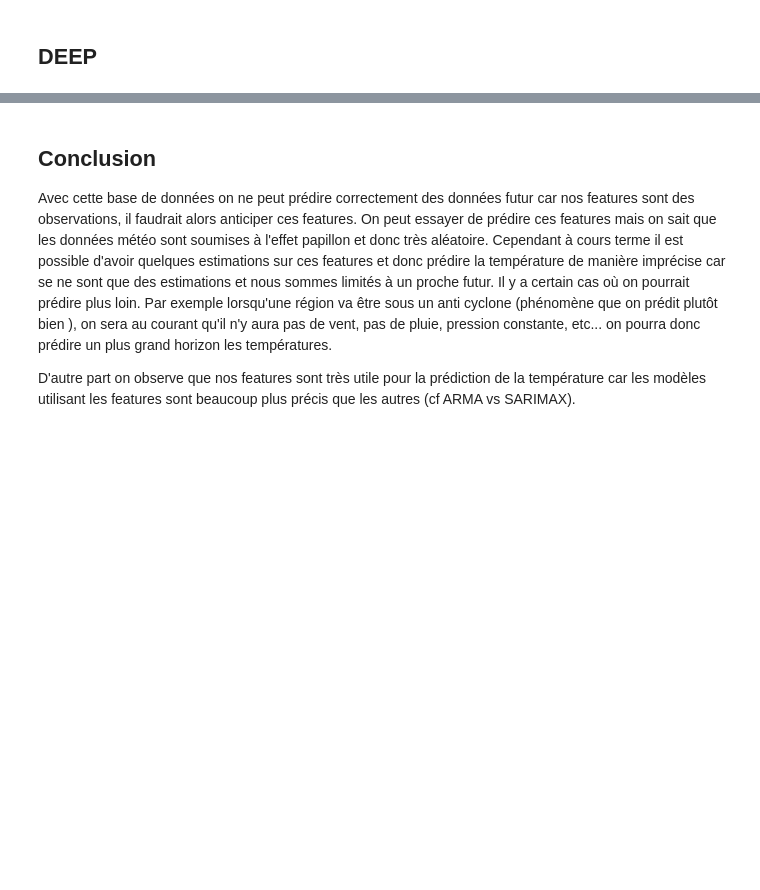
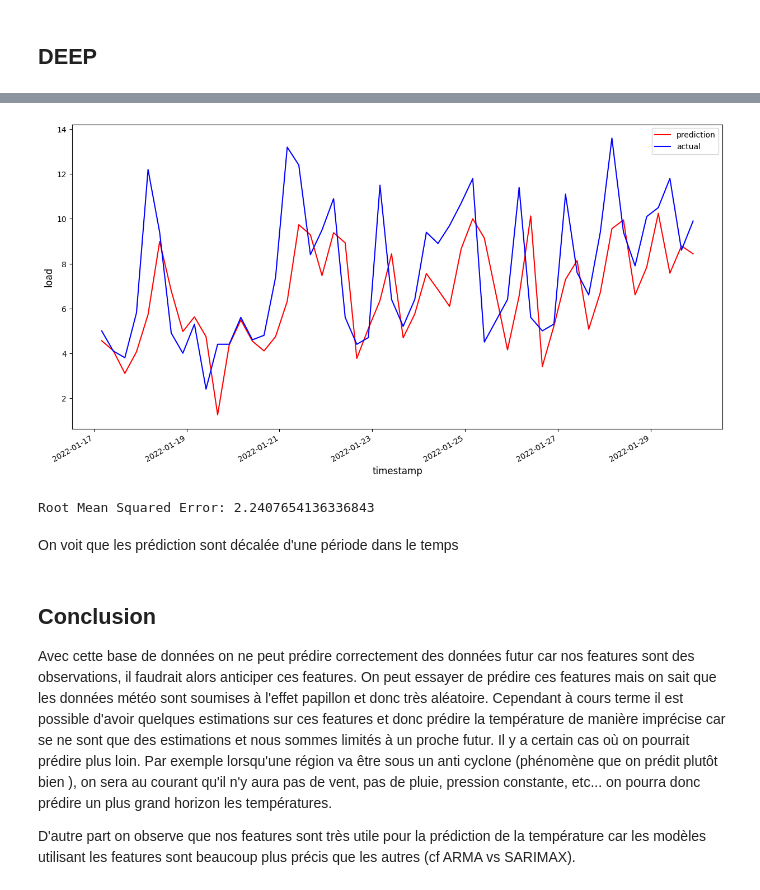
Before and after one commit to JAndretti/Projet-Time-Series-E5, a Jupyter notebook: main.ipynb, the cells around one changed output, grey strips where cells are left out. Drawn from its saved outputs; the diff is of its cells as text; code cells hidden in the pictures; blank space fills up the shorter version.

```diff
--- a/main.ipynb
+++ b/main.ipynb
@@ -706,0 +818,24 @@ plt.show()
+# %%
+# 1. Get the test data from the correct data range
+look_back_dt = dt.datetime.strptime(test_start_dt, '%Y-%m-%d %H:%M:%S') - dt.timedelta(hours=T-1)
+test = Terresaustralesetantarctiquesfrançaises.copy()[test_start_dt:][['Température (°C)']]
+
+# 2. Scale the data
+test['Température (°C)'] = scaler.transform(test)
+
+# 3. Shift the dataframe to create the input samples
+test_shifted = test.copy()
+test_shifted['y_t+1'] = test_shifted['Température (°C)'].shift(-1)
+for t in range(1, T+1):
+    test_shifted['temp_t-'+str(T-t)] = test_shifted['Température (°C)'].shift(T-t)
+
+# 4.Discard any samples with missing values
+test_shifted = test_shifted.dropna(how='any')
+
+# 5.Transform this Pandas dataframe into a numpy array
+y_test = test_shifted['y_t+1'].to_numpy()
+X_test = test_shifted[['temp_t-'+str(T-t) for t in range(1, T+1)]].to_numpy()
+X_test = X_test.reshape(X_test.shape[0], T, 1)
+# %%
+predictions = model.predict(X_test)
+predictions
@@ -706,0 +853,7 @@ plt.show()
+# %%
+eval_df = pd.DataFrame(predictions, columns=['t+'+str(t) for t in range(1, HORIZON+1)])
+eval_df['timestamp'] = test_shifted.index
+eval_df = pd.melt(eval_df, id_vars='timestamp', value_name='prediction', var_name='h')
+eval_df['actual'] = np.transpose(y_test).ravel()
+eval_df[['prediction', 'actual']] = scaler.inverse_transform(eval_df[['prediction', 'actual']])
+eval_df.head()
@@ -707,3 +867,17 @@ plt.show()
+# %%
+eval_df[eval_df.timestamp<'2022-01-30'][eval_df.timestamp>'2022-01-17'].plot(x='timestamp', y=['prediction', 'actual'], style=['r', 'b'], figsize=(15, 8))
+plt.xlabel('timestamp', fontsize=12)
+plt.ylabel('load', fontsize=12)
+plt.show()
+# %% [output]
+[figure, added]
+# %%
+residuals = eval_df['actual'] - eval_df['prediction']
+print('Root Mean Squared Error:', np.sqrt(np.mean(residuals**2)))
+# %% [output]
+Root Mean Squared Error: 2.2407654136336843
+# %% [markdown]
+On voit que les prédiction sont décalée d'une période dans le temps
 # %% [markdown]
 ## Conclusion
 
```
Also changed, not shown: parts of 31 cells of this notebook.
